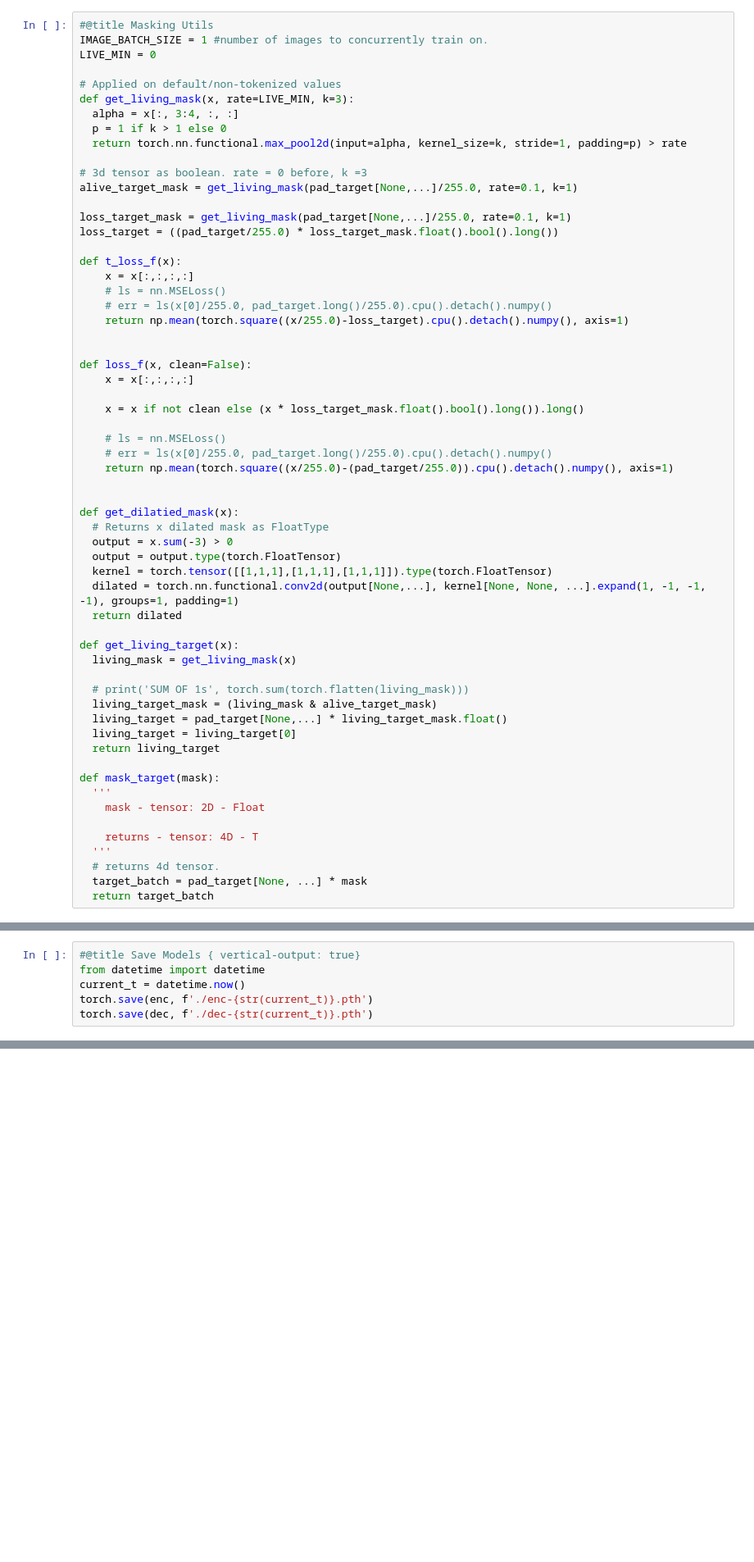
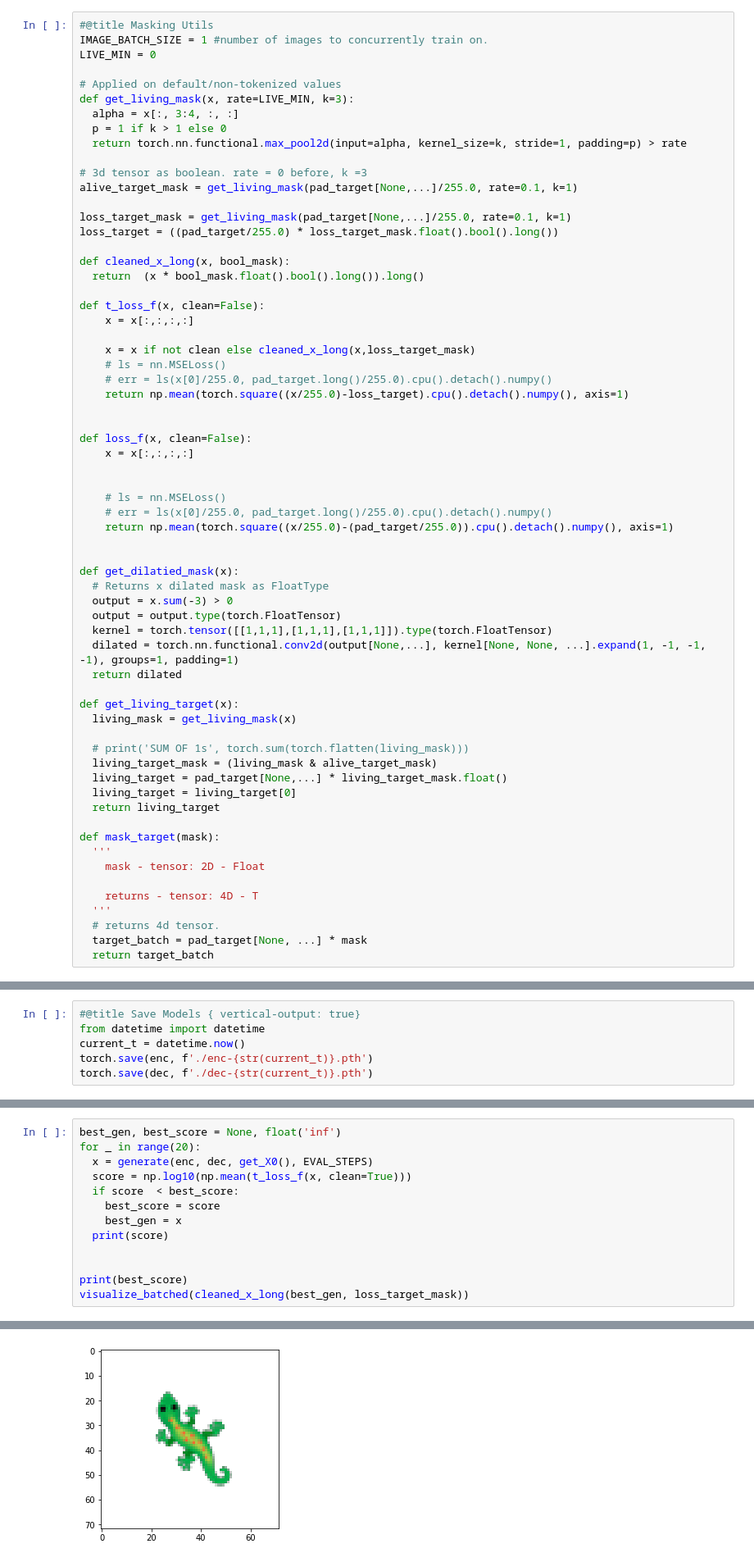
Before and after one commit to Mikcl/CellTransformer, a Jupyter notebook: Cells_are_Transformers_II.ipynb, the cells around one changed output, grey strips where cells are left out. Shown at 82% size. Drawn from its saved outputs; the diff is of its cells as text; blank space fills up the shorter version.

```diff
--- a/Cells_are_Transformers_II.ipynb
+++ b/Cells_are_Transformers_II.ipynb
@@ -186,8 +186,13 @@ alive_target_mask = get_living_mask(pad_target[None,...]/255.0, rate=0.1, k=1)
 loss_target_mask = get_living_mask(pad_target[None,...]/255.0, rate=0.1, k=1)
 loss_target = ((pad_target/255.0) * loss_target_mask.float().bool().long())
 
-def t_loss_f(x):
+def cleaned_x_long(x, bool_mask):
+  return  (x * bool_mask.float().bool().long()).long()
+
+def t_loss_f(x, clean=False):
     x = x[:,:,:,:]
+
+    x = x if not clean else cleaned_x_long(x,loss_target_mask)
     # ls = nn.MSELoss()
     # err = ls(x[0]/255.0, pad_target.long()/255.0).cpu().detach().numpy()
     return np.mean(torch.square((x/255.0)-loss_target).cpu().detach().numpy(), axis=1)
@@ -196,7 +201,6 @@ def t_loss_f(x):
 def loss_f(x, clean=False):
     x = x[:,:,:,:]
 
-    x = x if not clean else (x * loss_target_mask.float().bool().long()).long()
 
     # ls = nn.MSELoss()
     # err = ls(x[0]/255.0, pad_target.long()/255.0).cpu().detach().numpy()
@@ -631 +641,15 @@ LOSS -4.3435802
 [figure]
+# %%
+best_gen, best_score = None, float('inf')
+for _ in range(20):
+  x = generate(enc, dec, get_X0(), EVAL_STEPS)
+  score = np.log10(np.mean(t_loss_f(x, clean=True)))
+  if score  < best_score:
+    best_score = score
+    best_gen = x
+  print(score)
+
+
+print(best_score)
+visualize_batched(cleaned_x_long(best_gen, loss_target_mask))
+# %% [output]
@@ -631,0 +673 @@ LOSS -4.3435802
+[figure, added]
```
Also changed, not shown: parts of 2 cells of this notebook.
